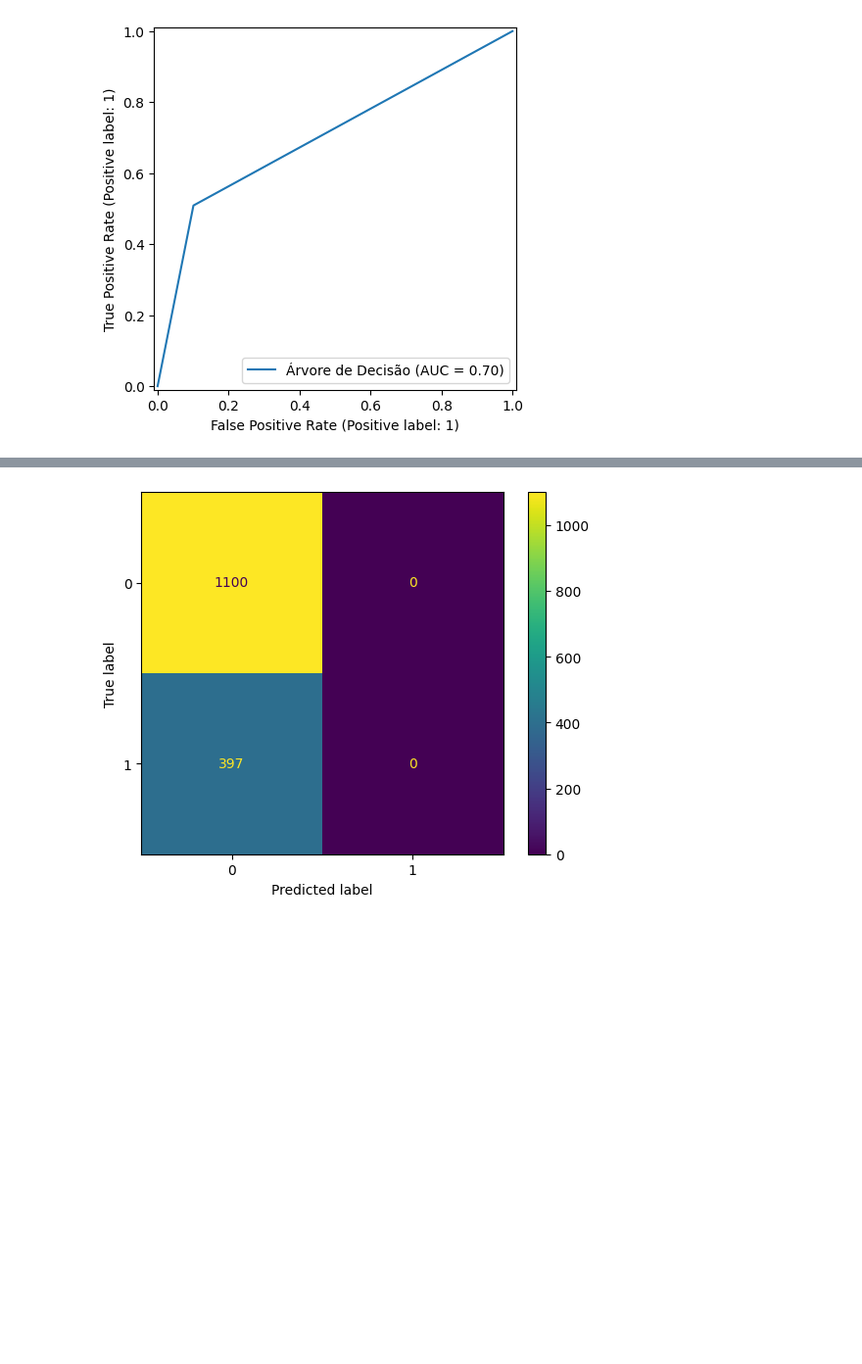
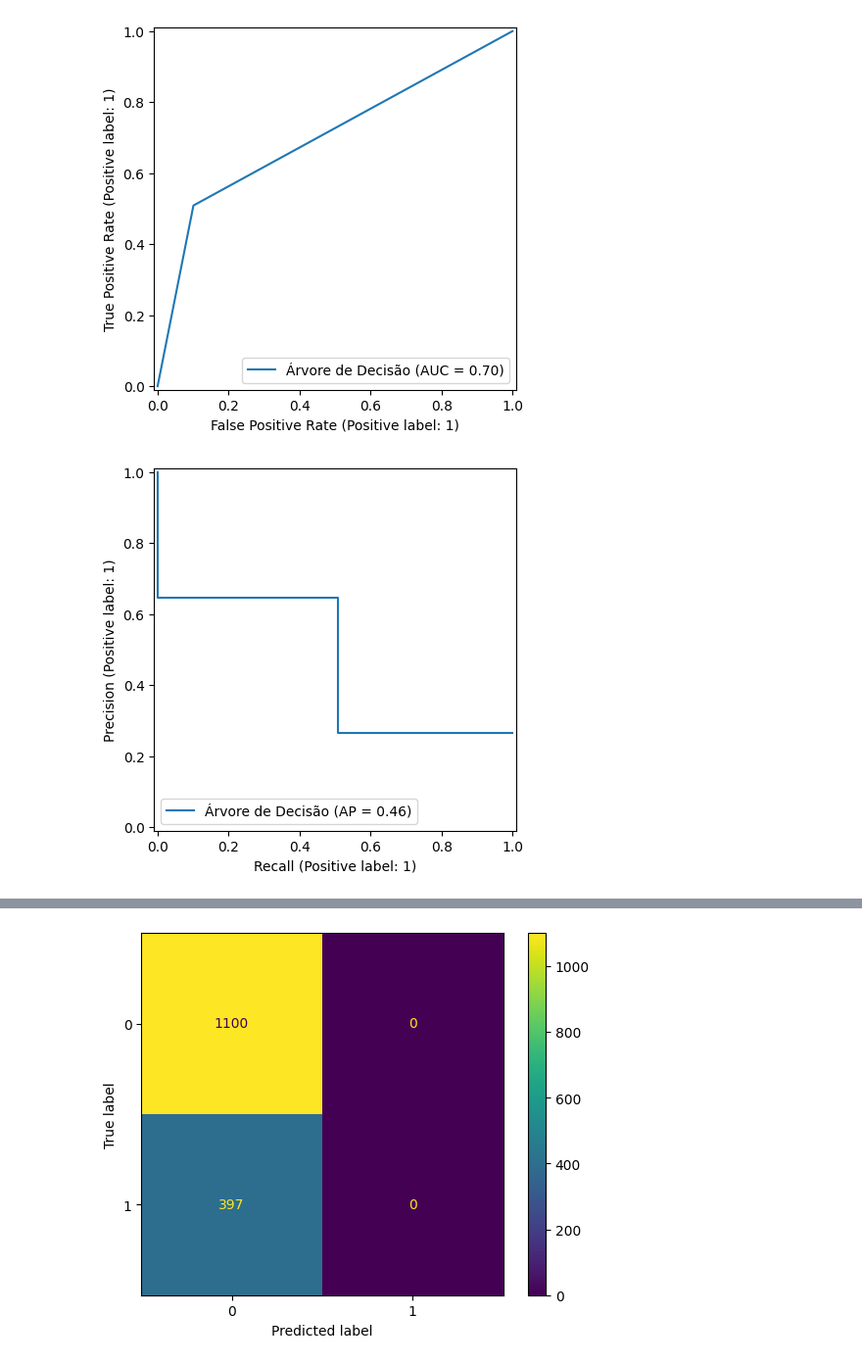
Before and after one commit to FilipeMadeira13/churn_prediction, a Jupyter notebook: notebooks/main.ipynb, the cells around one changed output, grey strips where cells are left out. Shown at 98% size. Saved outputs shown, nothing was run; the diff lists cells and outputs as text; code cells hidden in the pictures; blank space fills up the shorter version.

```diff
--- a/notebooks/main.ipynb
+++ b/notebooks/main.ipynb
@@ -245,0 +248,4 @@ RocCurveDisplay.from_predictions(y_val, y_expected, name='Árvore de Decisão');
+# %%
+PrecisionRecallDisplay.from_predictions(y_val, y_expected, name='Árvore de Decisão');
+# %% [output]
+[figure, added]
```
Also changed, not shown: parts of 13 cells of this notebook.
